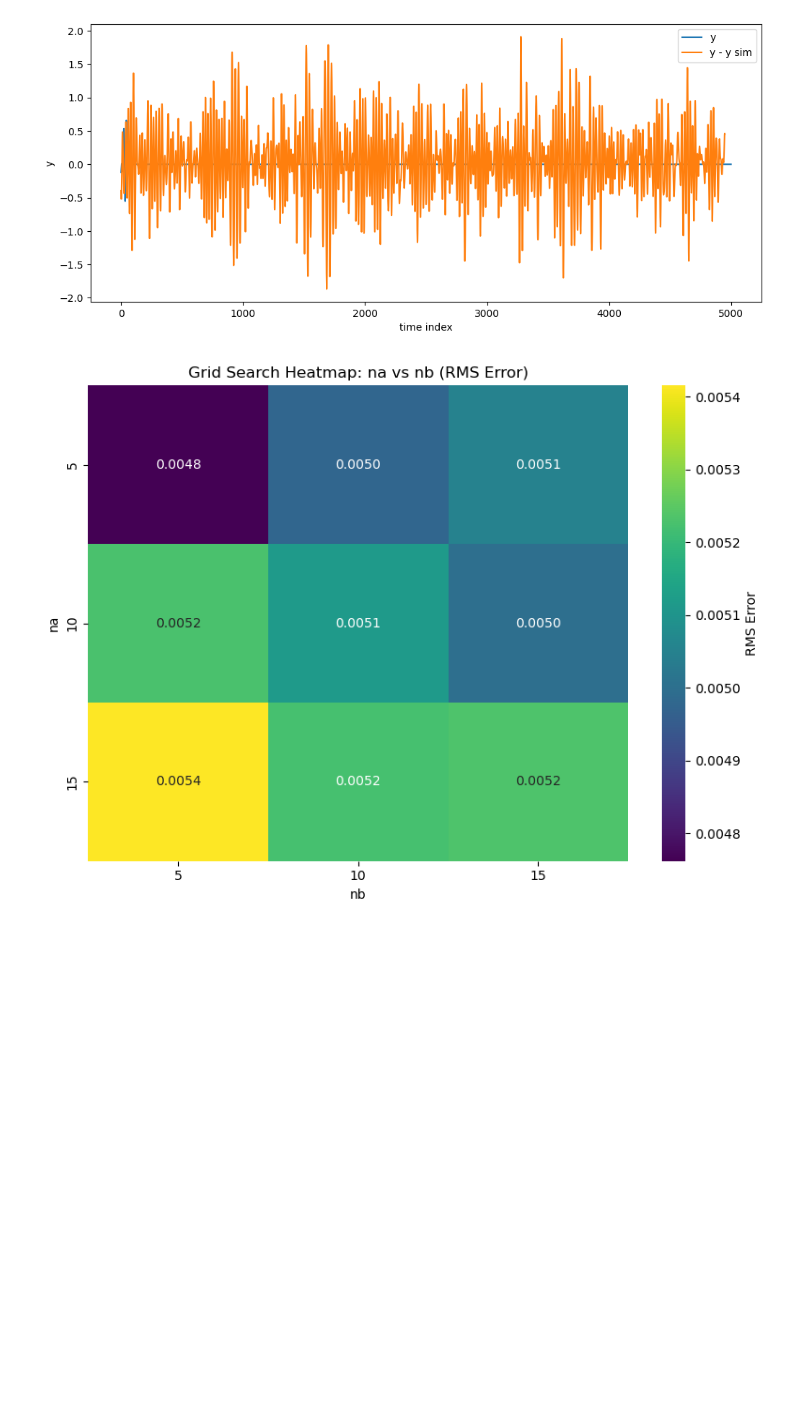
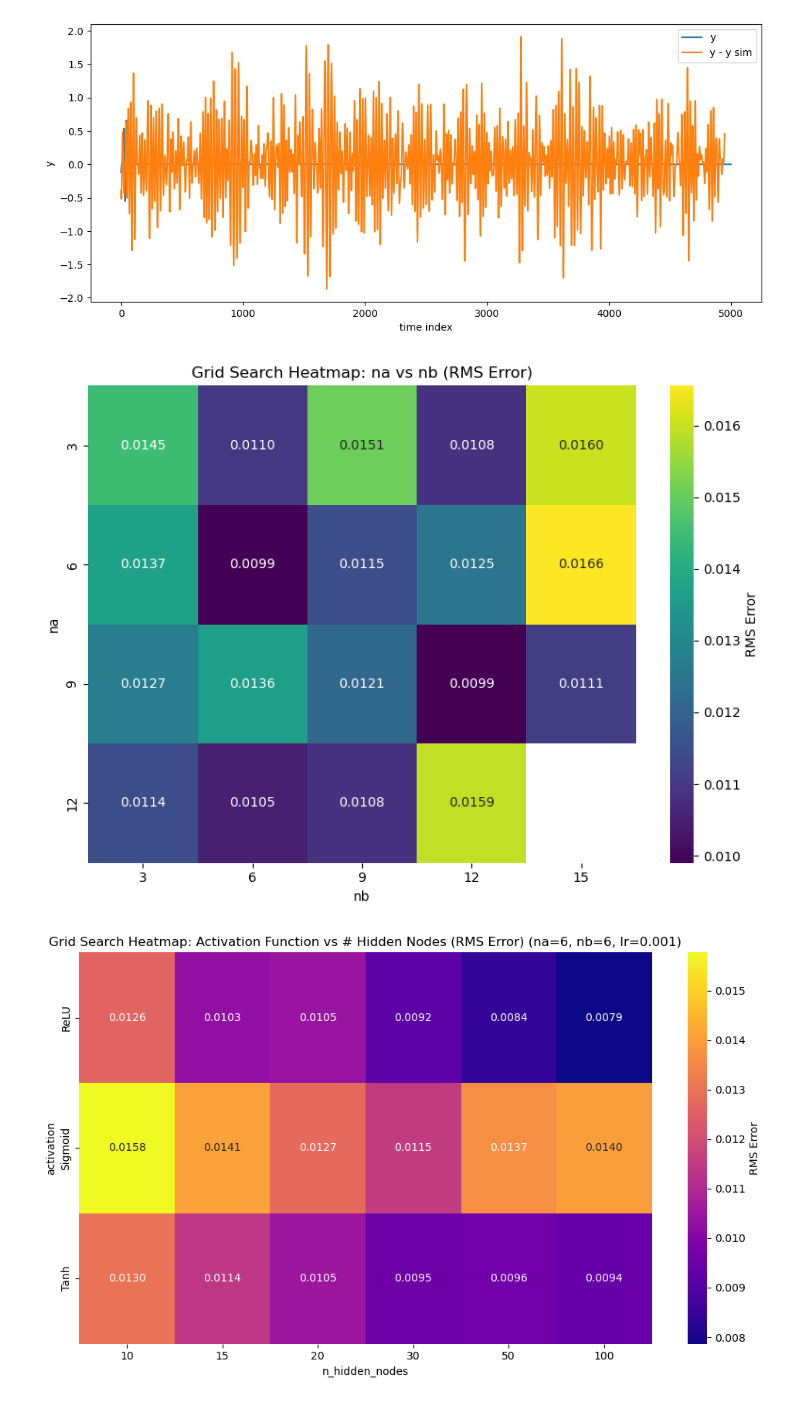
Before and after one commit to osilian/ml4sc-project, a Jupyter notebook: disc-benchmark-files/identification_NARX.ipynb, the cells around one changed output. Cells and saved outputs as stored; diff of their text form; code cells hidden in the pictures; blank space fills up the shorter version.

Commit message:
Advanced Visualization

```diff
--- a/disc-benchmark-files/identification_NARX.ipynb
+++ b/disc-benchmark-files/identification_NARX.ipynb
@@ -450,31 +450,60 @@ NRMS: 13.450132863674169 %
 # %%
 # import saved grid search
 import pickle
 
 file_path = 'grid_search'
 
 with open(file_path, 'rb') as f:
     results_grid = pickle.load(f)
 
 # visualization
 import matplotlib.pyplot as plt
 import seaborn as sns
 import pandas as pd
+import torch
 
 # for activation and hidden_nodes not specified, uses averaging
+
 df = pd.DataFrame([
-    {'na': params['na'], 'nb': params['nb'], 'RMS': rms}
+    {
+        'na': params['na'],
+        'nb': params['nb'],
+        'RMS': rms
+    }
     for params, rms in results_grid
+    if (params['activation']==torch.nn.ReLU) and (params['lr']==0.001)  and (params['n_hidden_nodes'] == 10)
 ])
 
 pivot_table = df.pivot_table(index='na', columns='nb', values='RMS')
 
 plt.figure(figsize=(8, 6))
 sns.heatmap(pivot_table, annot=True, fmt=".4f", cmap="viridis", cbar_kws={'label': 'RMS Error'})
 plt.title('Grid Search Heatmap: na vs nb (RMS Error)')
 plt.xlabel('nb')
 plt.ylabel('na')
 plt.tight_layout()
 plt.show()
+
+
+df = pd.DataFrame([
+    {
+        'activation': str(params['activation']).split('.')[-1].split("'")[0],
+        'n_hidden_nodes': params['n_hidden_nodes'],
+        'RMS': rms
+    }
+    for params, rms in results_grid
+    if params['lr'] == 0.001
+])
+
+pivot_table = df.pivot_table(index='activation', columns='n_hidden_nodes', values='RMS')
+
+plt.figure(figsize=(10, 6))
+sns.heatmap(pivot_table, annot=True, fmt=".4f", cmap="plasma", cbar_kws={'label': 'RMS Error'})
+plt.title('Grid Search Heatmap: Activation Function vs # Hidden Nodes (RMS Error) (na=6, nb=6, lr=0.001)')
+plt.xlabel('n_hidden_nodes')
+plt.ylabel('activation')
+plt.tight_layout()
+plt.show()
 # %% [output]
-[figure, old version]
+[figure, new version]
+[figure, added]
```
